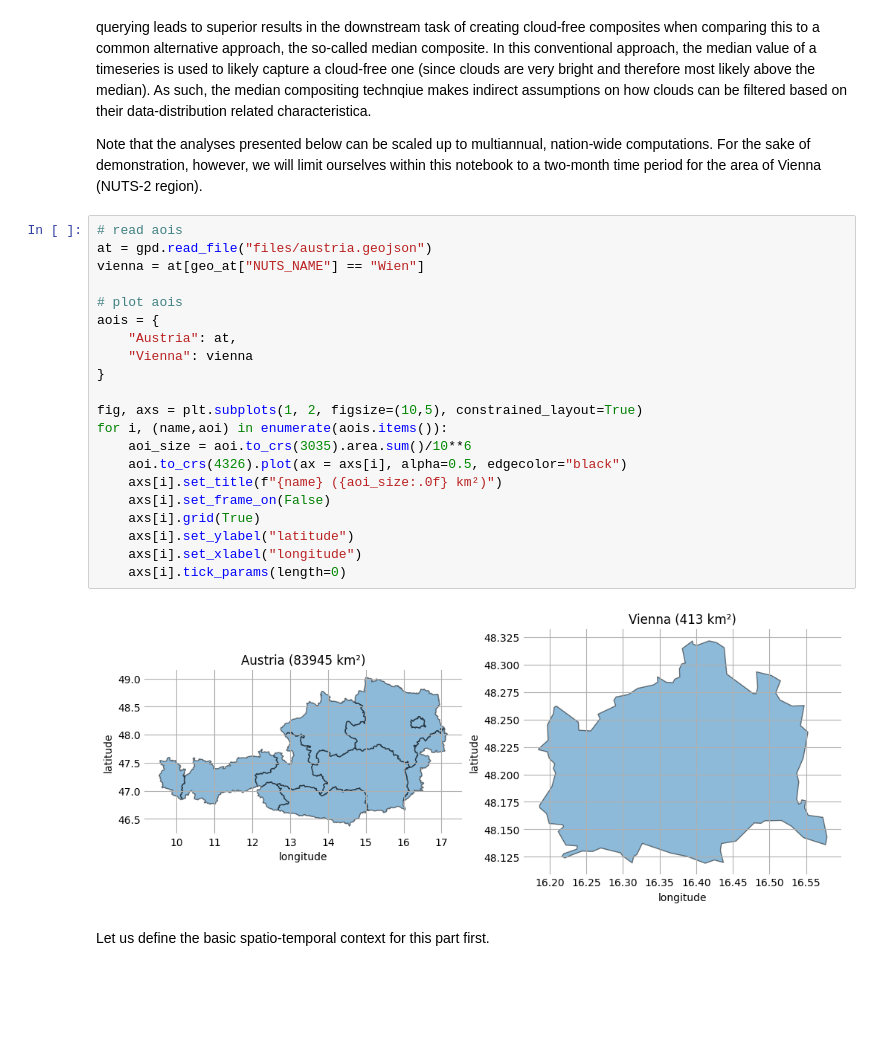
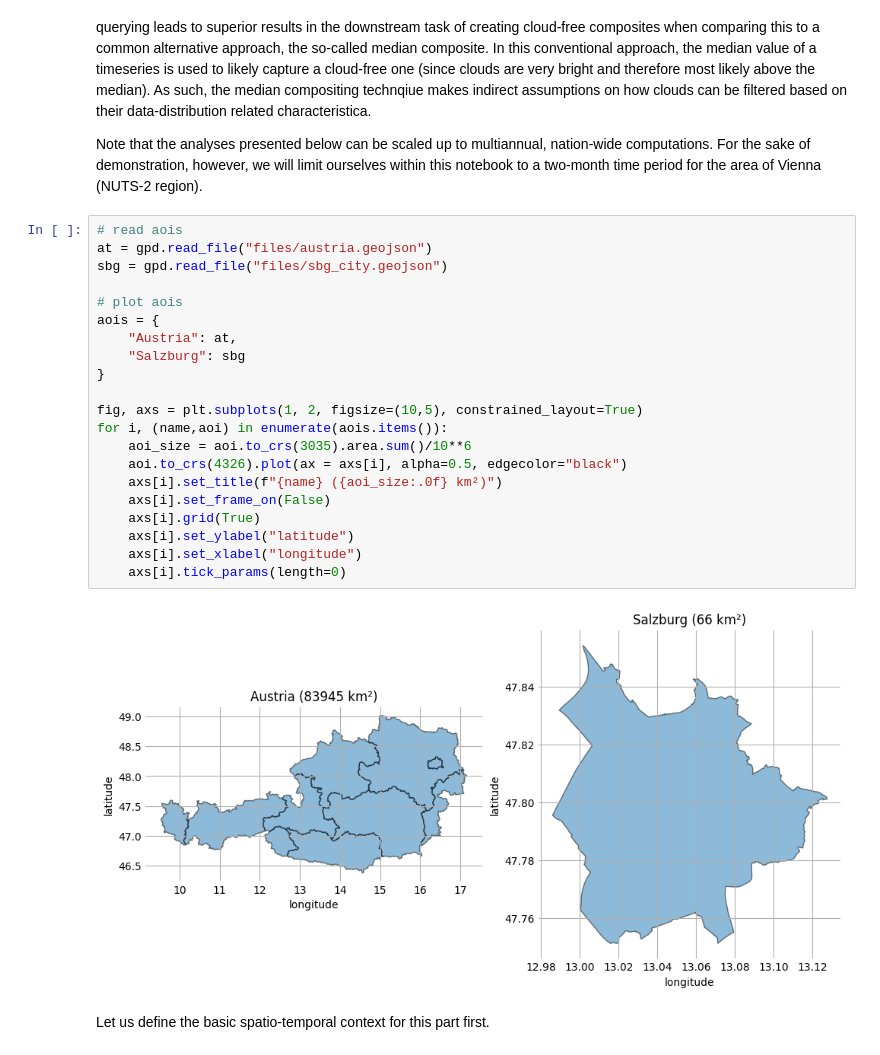
Before and after one commit to fkroeber/gsemantique, a Jupyter notebook: demo/example_clouds.ipynb, the cells around one changed output. Drawn from its saved outputs; the diff is of its cells as text; blank space fills up the shorter version.

```diff
--- a/demo/example_clouds.ipynb
+++ b/demo/example_clouds.ipynb
@@ -52,26 +53,26 @@ Note that the analyses presented below can be scaled up to multiannual, nation-w
 # %%
 # read aois
 at = gpd.read_file("files/austria.geojson")
-vienna = at[geo_at["NUTS_NAME"] == "Wien"]
+sbg = gpd.read_file("files/sbg_city.geojson")
 
 # plot aois
 aois = {
     "Austria": at,
-    "Vienna": vienna
+    "Salzburg": sbg
 }
 
 fig, axs = plt.subplots(1, 2, figsize=(10,5), constrained_layout=True)
 for i, (name,aoi) in enumerate(aois.items()):
     aoi_size = aoi.to_crs(3035).area.sum()/10**6
     aoi.to_crs(4326).plot(ax = axs[i], alpha=0.5, edgecolor="black")
     axs[i].set_title(f"{name} ({aoi_size:.0f} km²)")
     axs[i].set_frame_on(False)
     axs[i].grid(True)
     axs[i].set_ylabel("latitude")
     axs[i].set_xlabel("longitude")
     axs[i].tick_params(length=0)
 # %% [output]
-[figure, old version]
+[figure, new version]
 # %% [markdown]
 Let us define the basic spatio-temporal context for this part first.
 # %% [markdown]
```
Also changed, not shown: parts of 3 cells of this notebook, 1 other file.
